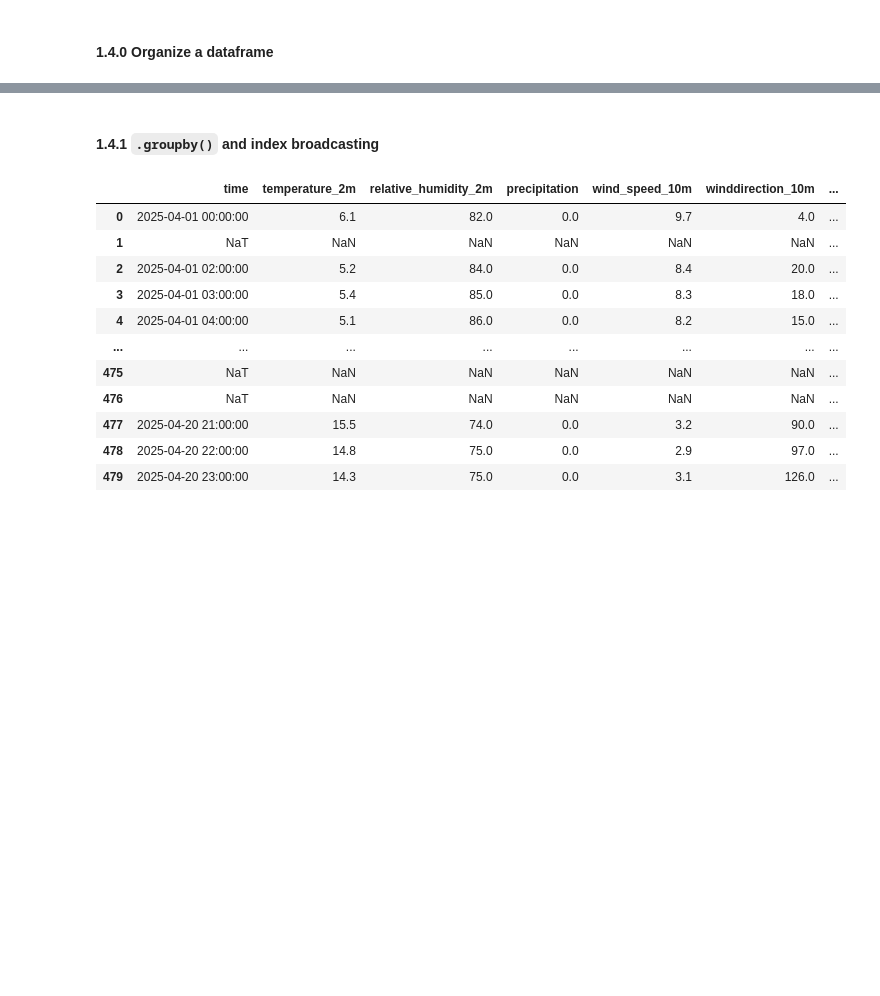
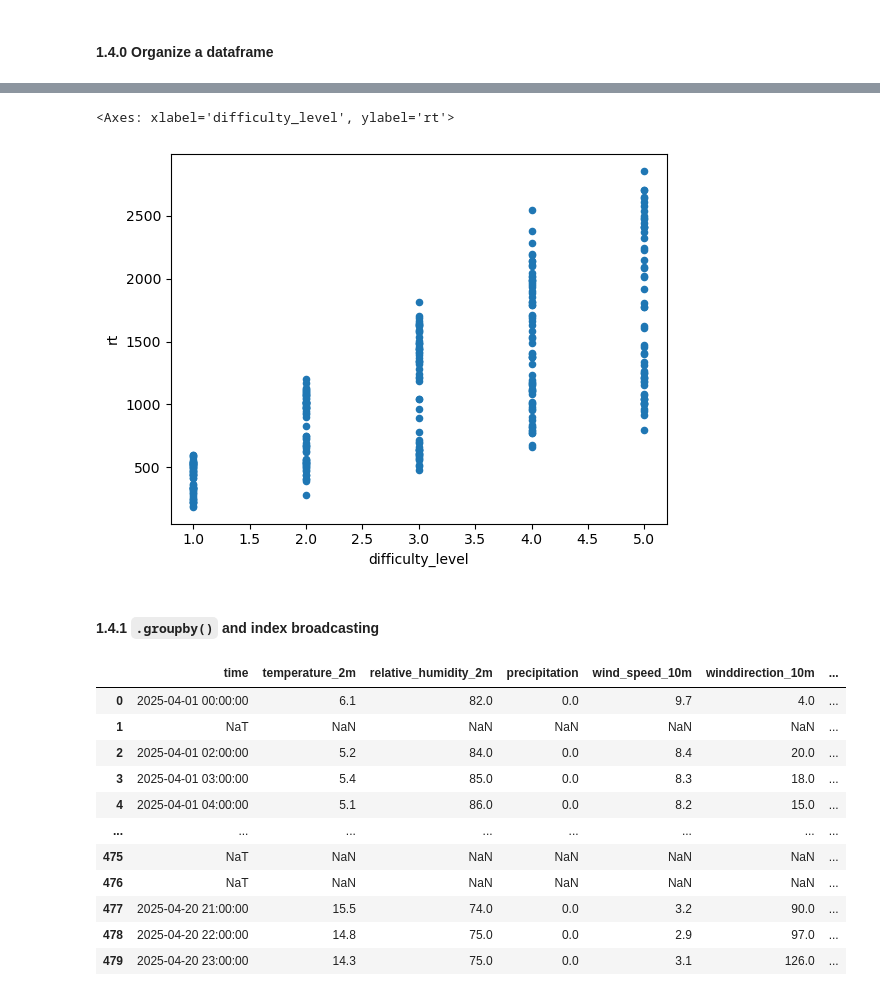
Before and after one commit to vigji/python-cimec-2025, a Jupyter notebook: practicals/Practicals_1.4.ipynb, the cells around one changed output, grey strips where cells are left out. Cells and saved outputs as stored; diff of their text form; code cells hidden in the pictures; blank space fills up the shorter version.

```diff
--- a/practicals/Practicals_1.4.ipynb
+++ b/practicals/Practicals_1.4.ipynb
@@ -73,8 +111,18 @@ subject_df = pd.read_csv("https://raw.githubusercontent.com/vigji/python-cimec/m
 # %%
 # Now use boolean indexing on the subject dataframe to include only left-handed males
 # above 30 years in the analysis.
 # Plot the reaction time as a function of the trial difficulty
 # level for this subpopulation only:
+
+subject_boolean_mask = (subject_df["age"] < 30) & (subject_df["sex"] == "M") & (subject_df["handedness"] == "left")
+
+trials_boolean_mask = pooled_df["sub_id"].isin(subject_df[subject_boolean_mask].index)
+
+filtered_trials_df = pooled_df[trials_boolean_mask]
+filtered_trials_df.plot(kind="scatter",x="difficulty_level", y="rt")
+# %% [output]
+<Axes: xlabel='difficulty_level', ylabel='rt'>
+[figure, added]
 # %%
 # [Advanced]
 # The Allen Brain Observatory dataset (https://allensdk.readthedocs.io/en/latest/visual_coding_neuropixels.html)
```
Also changed, not shown: parts of 6 cells of this notebook, 3 other files.
